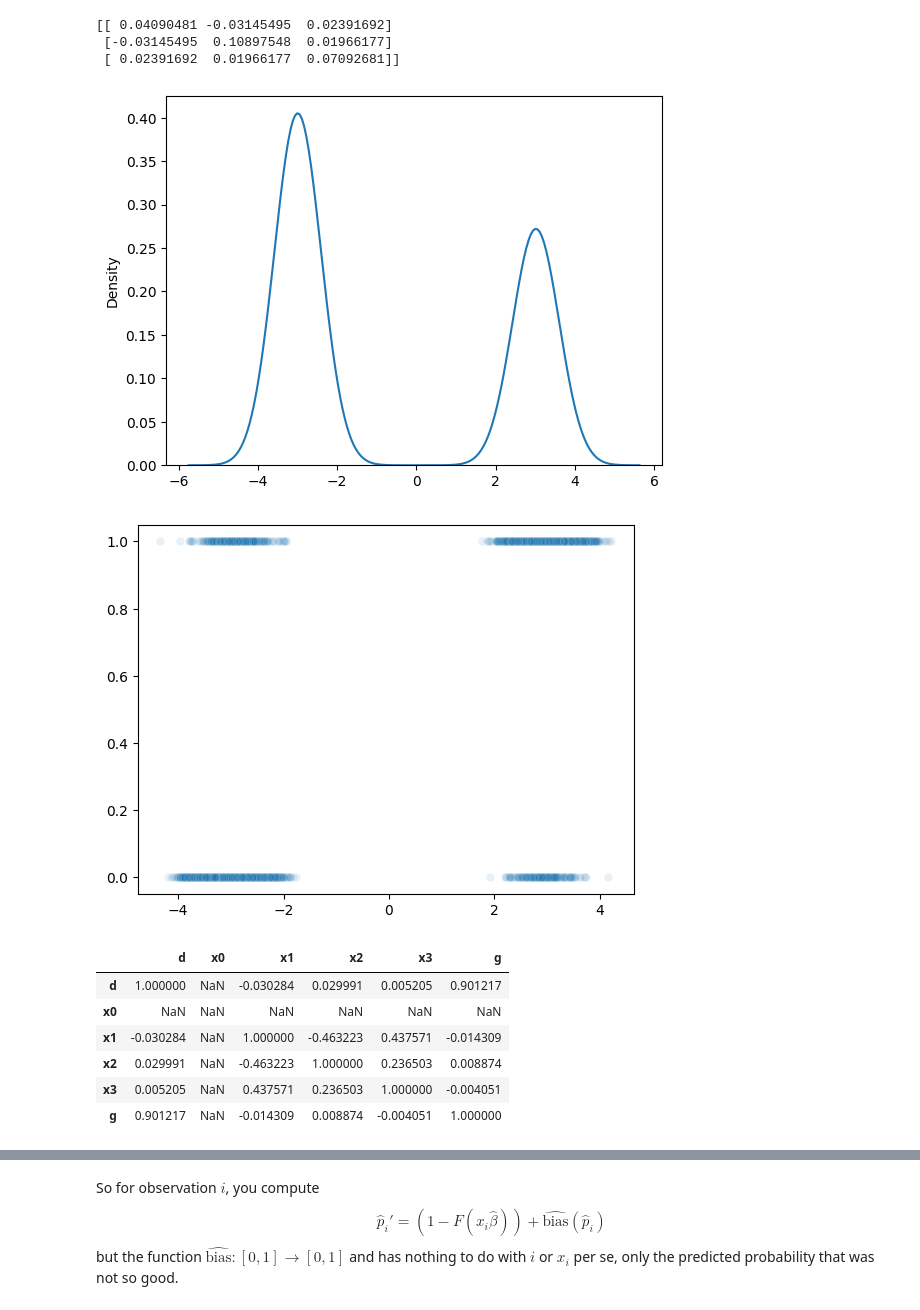
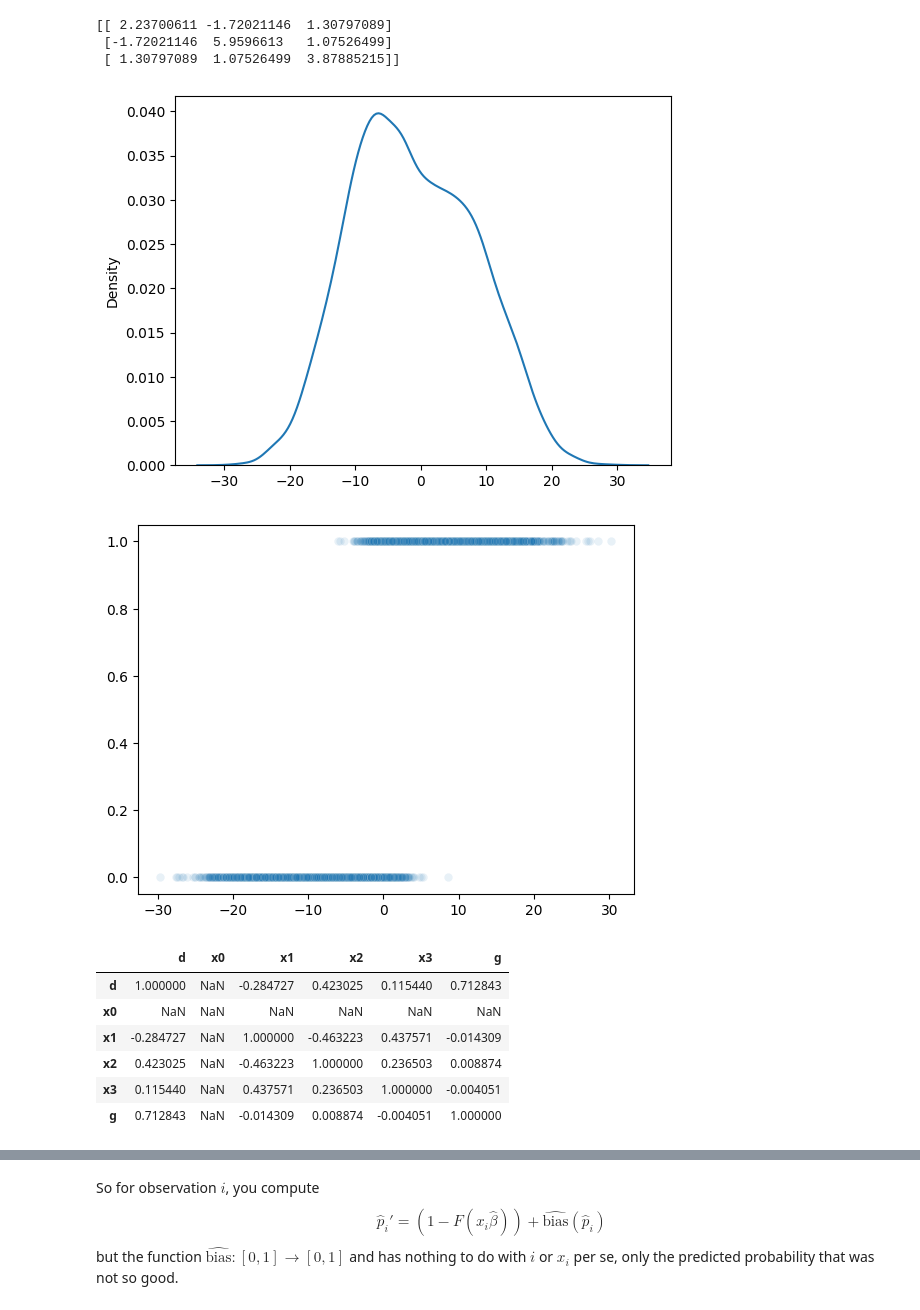
Before and after one commit to trobjohn/clbrn, a Jupyter notebook: _d.ipynb, the cells around one changed output, grey strips where cells are left out. Cells and saved outputs as stored; diff of their text form; code cells hidden in the pictures.

```diff
--- a/_d.ipynb
+++ b/_d.ipynb
@@ -60,48 +60,48 @@ X = rng.multivariate_normal(mean=x_means,cov=Sigma,size=N)
 mix = .6
 grp = (rng.uniform(size=N) > mix).astype('int')
 
 ## Model:
-wedge = 3
+wedge = 7
 bias_0 = - wedge
 bias_1 = wedge
 bias = grp*bias_1 + (1-grp)*bias_0
-slopes = 1.8*np.array([-.25,.5,.1])
-sigma = .5
+slopes = 1.8*np.array([-1,1,.5])
+sigma = 2
 
 ## Logistic model:
 y_star = bias + X@slopes # Latent index
 p_0 = 1/(1+np.exp(-y_star)) # Actual probabilities
 p_1 = 1-p_0
 d = ( p_0 > rng.uniform(low=0,high=1,size=N) ).astype(int) # Discrete outcomes
 
 sns.kdeplot(x=y_star)
 plt.show()
 
 sns.scatterplot(y=d,x=y_star,alpha=.1)
 plt.show()
 
 df = pd.DataFrame({'d':d,
                       'x0':np.ones(N),
                        'x1':X[:,0],
                         'x2':X[:,1],
                          'x3':X[:,2],
                           'g':grp, })
 
 
 df.corr()
 # %% [output]
-[[ 0.04090481 -0.03145495  0.02391692]
- [-0.03145495  0.10897548  0.01966177]
- [ 0.02391692  0.01966177  0.07092681]]
+[[ 2.23700611 -1.72021146  1.30797089]
+ [-1.72021146  5.9596613   1.07526499]
+ [ 1.30797089  1.07526499  3.87885215]]
-[figure, old version]
+[figure, new version]
-[figure, old version]
+[figure, new version]
 |  | d | x0 | x1 | x2 | x3 | g |
-| d | 1.000000 | NaN | -0.030284 | 0.029991 | 0.005205 | 0.901217 |
+| d | 1.000000 | NaN | -0.284727 | 0.423025 | 0.115440 | 0.712843 |
 | x0 | NaN | NaN | NaN | NaN | NaN | NaN |
-| x1 | -0.030284 | NaN | 1.000000 | -0.463223 | 0.437571 | -0.014309 |
-| x2 | 0.029991 | NaN | -0.463223 | 1.000000 | 0.236503 | 0.008874 |
-| x3 | 0.005205 | NaN | 0.437571 | 0.236503 | 1.000000 | -0.004051 |
-| g | 0.901217 | NaN | -0.014309 | 0.008874 | -0.004051 | 1.000000 |
+| x1 | -0.284727 | NaN | 1.000000 | -0.463223 | 0.437571 | -0.014309 |
+| x2 | 0.423025 | NaN | -0.463223 | 1.000000 | 0.236503 | 0.008874 |
+| x3 | 0.115440 | NaN | 0.437571 | 0.236503 | 1.000000 | -0.004051 |
+| g | 0.712843 | NaN | -0.014309 | 0.008874 | -0.004051 | 1.000000 |
 # %%
 ## Logistic version of calibration
 
```
Also changed, not shown: parts of 11 cells of this notebook, 6 other files.
